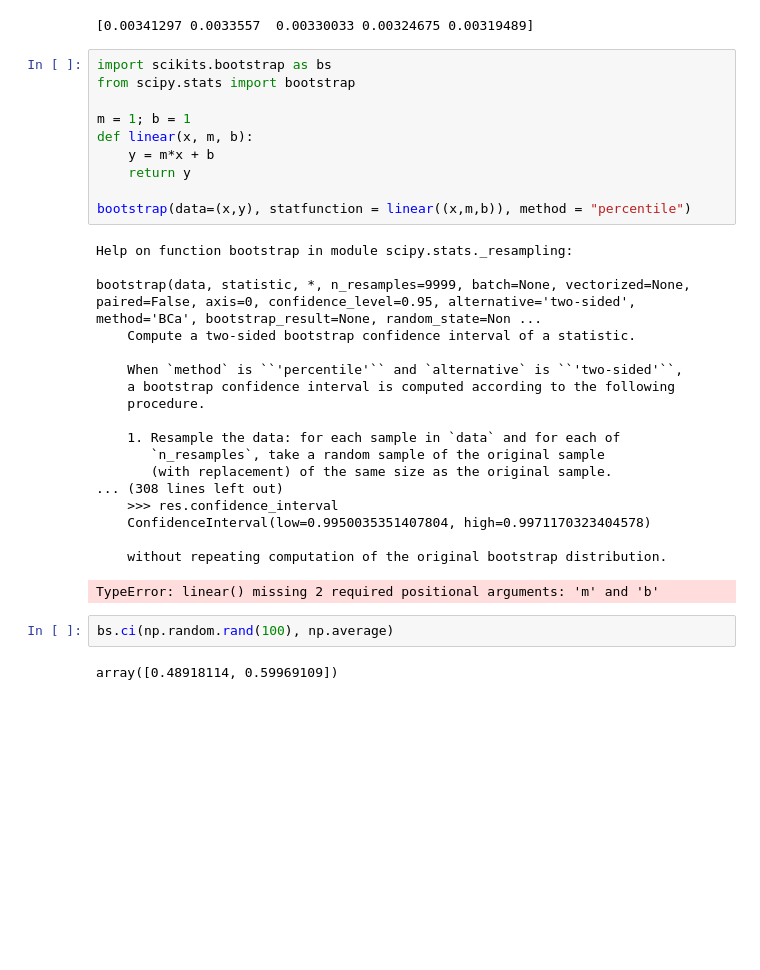
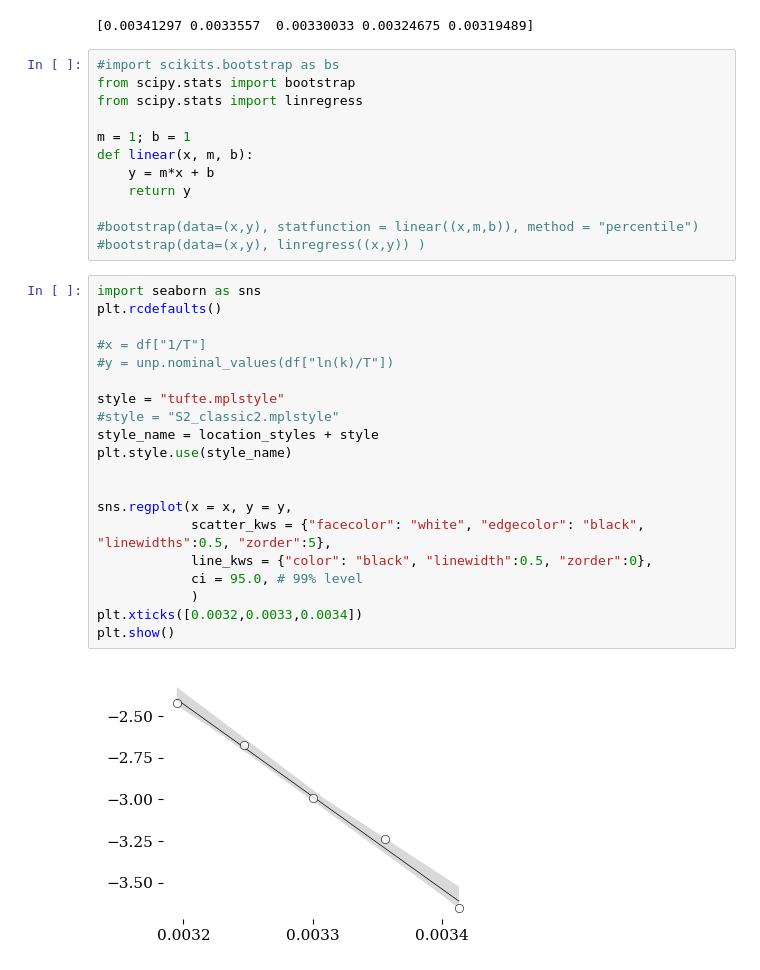
Before and after one commit to blinkletter/StealThisCode, a Jupyter notebook: 5_Erying/5A-Eyring_Exercises_5_Bootstrap.ipynb, the cells around one changed output. Cells and saved outputs as stored; diff of their text form; blank space fills up the shorter version.

```diff
--- a/5_Erying/5A-Eyring_Exercises_5_Bootstrap.ipynb
+++ b/5_Erying/5A-Eyring_Exercises_5_Bootstrap.ipynb
@@ -54,35 +54,36 @@ def linear(x, slope, intercept):
 # %% [output]
 [0.00341297 0.0033557  0.00330033 0.00324675 0.00319489]
 # %%
-import scikits.bootstrap as bs
+#import scikits.bootstrap as bs
 from scipy.stats import bootstrap
+from scipy.stats import linregress
 
 m = 1; b = 1
 def linear(x, m, b):
     y = m*x + b
     return y
 
-bootstrap(data=(x,y), statfunction = linear((x,m,b)), method = "percentile")
+#bootstrap(data=(x,y), statfunction = linear((x,m,b)), method = "percentile")
+#bootstrap(data=(x,y), linregress((x,y)) )
-# %% [output]
-Help on function bootstrap in module scipy.stats._resampling:
-
-bootstrap(data, statistic, *, n_resamples=9999, batch=None, vectorized=None, paired=False, axis=0, confidence_level=0.95, alternative='two-sided', method='BCa', bootstrap_result=None, random_state=Non ...
-    Compute a two-sided bootstrap confidence interval of a statistic.
-
-    When `method` is ``'percentile'`` and `alternative` is ``'two-sided'``,
-    a bootstrap confidence interval is computed according to the following
-    procedure.
-
-    1. Resample the data: for each sample in `data` and for each of
-       `n_resamples`, take a random sample of the original sample
-       (with replacement) of the same size as the original sample.
-... (308 lines left out)
-    >>> res.confidence_interval
-    ConfidenceInterval(low=0.9950035351407804, high=0.9971170323404578)
-
-    without repeating computation of the original bootstrap distribution.
-TypeError: linear() missing 2 required positional arguments: 'm' and 'b'
-# %%
-bs.ci(np.random.rand(100), np.average)
-# %% [output]
-array([0.48918114, 0.59969109])
+# %%
+import seaborn as sns
+plt.rcdefaults()
+
+#x = df["1/T"]
+#y = unp.nominal_values(df["ln(k)/T"])
+
+style = "tufte.mplstyle"
+#style = "S2_classic2.mplstyle"
+style_name = location_styles + style
+plt.style.use(style_name)
+
+
+sns.regplot(x = x, y = y,
+            scatter_kws = {"facecolor": "white", "edgecolor": "black", "linewidths":0.5, "zorder":5},
+            line_kws = {"color": "black", "linewidth":0.5, "zorder":0},
+            ci = 95.0, # 99% level
+            )
+plt.xticks([0.0032,0.0033,0.0034])
+plt.show()
+# %% [output]
+[figure, added]
```
Also changed, not shown: parts of 2 cells of this notebook, 3 other files.
